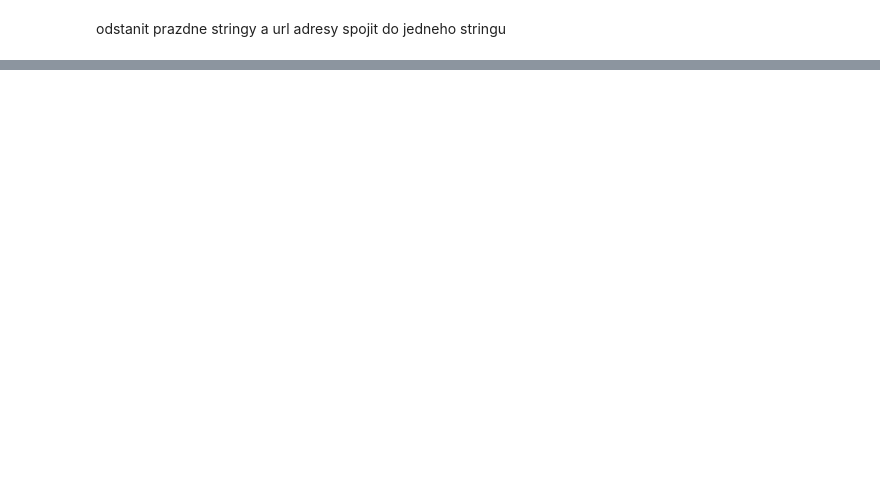
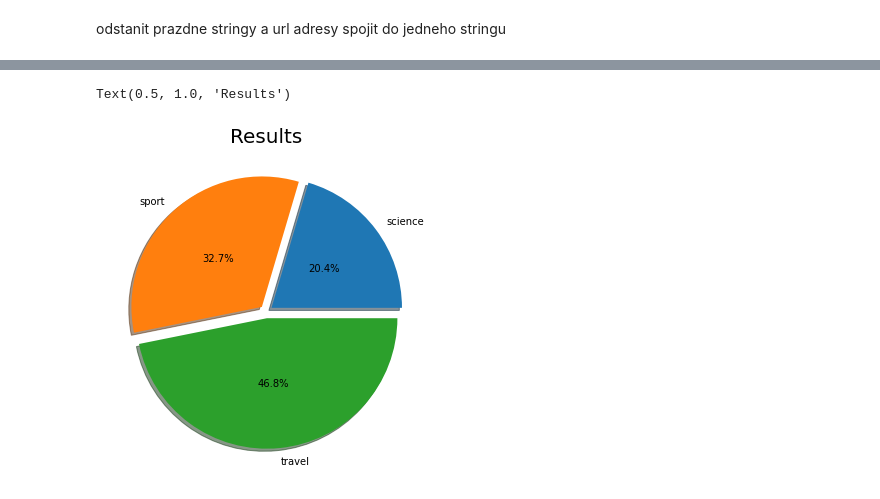
Before and after one commit to stazam/Datamining2-project, a Jupyter notebook: model.ipynb, the cells around one changed output, grey strips where cells are left out. Drawn from its saved outputs; the diff is of its cells as text; code cells hidden in the pictures; blank space fills up the shorter version.

```diff
--- a/model.ipynb
+++ b/model.ipynb
@@ -130,0 +149,12 @@ print(model.predict(padded))
+# %%
+data = [[0.2043063, 0.32733056, 0.4683632 ]]
+# %%
+import matplotlib.pyplot as plt
+
+pie, ax = plt.subplots(figsize=[10,6])
+labels = ['science','sport','travel']
+plt.pie(x=data[0:3], autopct="%.1f%%", explode=[0.05]*3, labels=labels, pctdistance=0.5, shadow=True)
+plt.title("Results", fontsize=20)
+# %% [output]
+Text(0.5, 1.0, 'Results')
+[figure, added]
```
Also changed, not shown: parts of 9 cells of this notebook.
